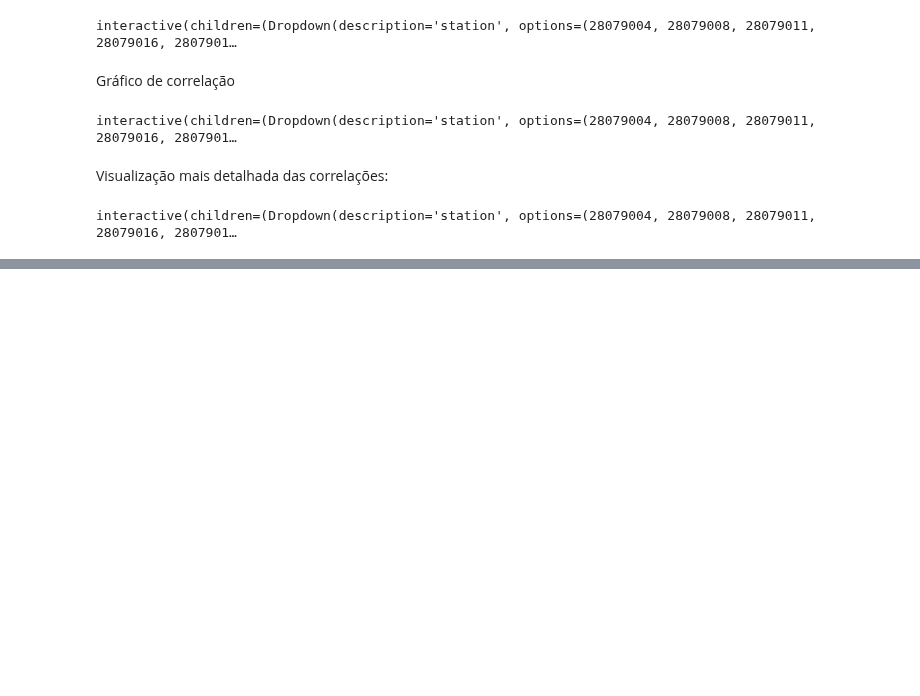
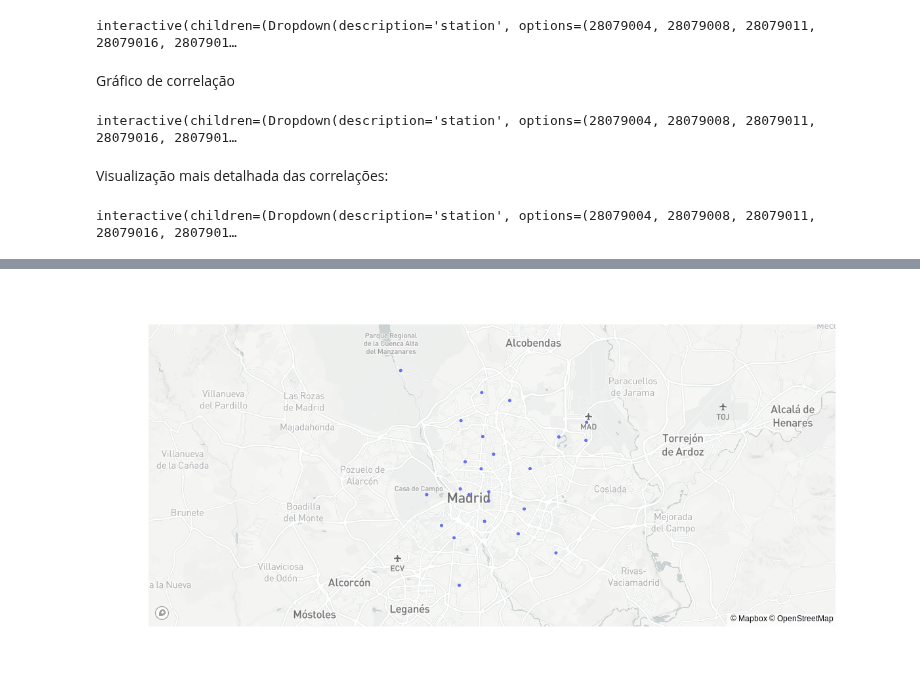
Before and after one commit to patricksferraz/aqw-madrid-data-analysis, a Jupyter notebook: analytics.ipynb, the cells around one changed output, grey strips where cells are left out. Drawn from its saved outputs; the diff is of its cells as text; code cells hidden in the pictures; blank space fills up the shorter version.

```diff
--- a/analytics.ipynb
+++ b/analytics.ipynb
@@ -580,0 +663,14 @@ interactive(children=(Dropdown(description='station', options=(28079004, 2807900
+# %%
+fig = px.scatter_mapbox(
+    stations,
+    lat="lat",
+    lon="lon",
+#     color="peak_hour",
+#     size="car_hours",
+    color_continuous_scale=px.colors.cyclical.IceFire,
+    size_max=15,
+    zoom=10
+)
+fig.show()
+# %% [output]
+[figure, added]
```
Also changed, not shown: parts of 8 cells of this notebook.
